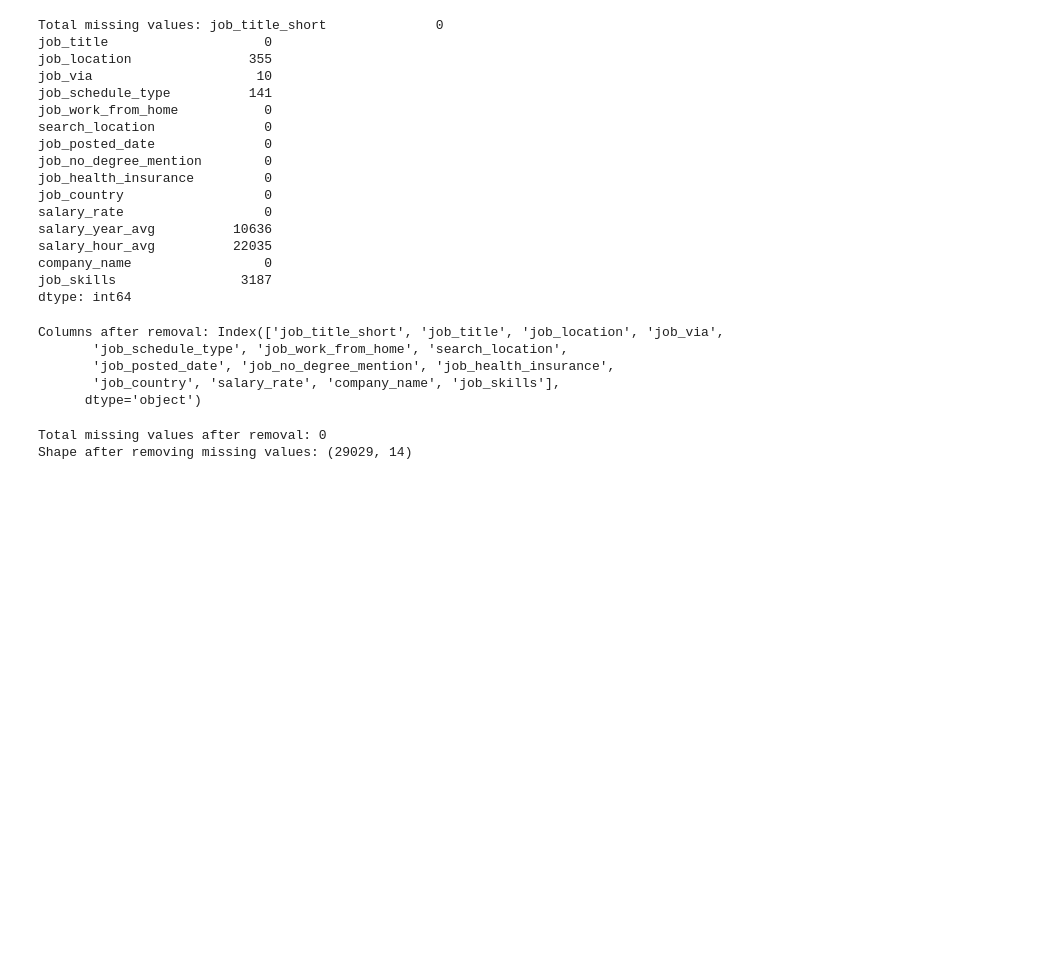
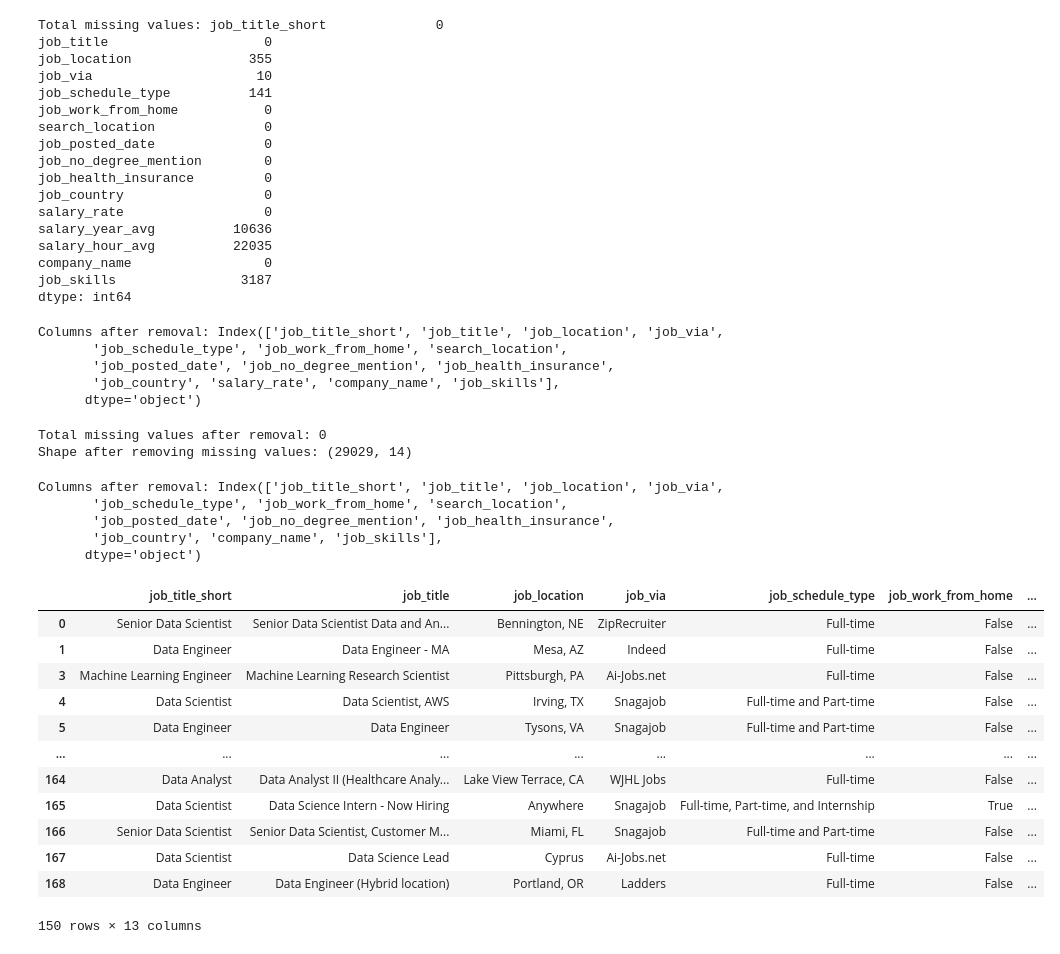
Before and after one commit to Malinda1/data-job-analysis, a Jupyter notebook: data_job_analysis.ipynb, the cells around one changed output. Saved outputs shown, nothing was run; the diff lists cells and outputs as text; code cells hidden in the pictures; blank space fills up the shorter version.

Commit message:
remove the salary_rate column because it don't nessessory.

```diff
--- a/data_job_analysis.ipynb
+++ b/data_job_analysis.ipynb
@@ -270,3 +270,31 @@ print("Shape after removing missing values:", data_cleaned_copy2.shape)
 # %% [output]
 Total missing values after removal: 0
 Shape after removing missing values: (29029, 14)
+# %%
+# Remove the specified columns ('salary_year_avg' and 'salary_hour_avg')
+data_cleaned_copy2 = data_cleaned_copy2.drop(columns=['salary_rate'])
+
+# Verify the columns have been removed
+print("Columns after removal:", data_cleaned_copy2.columns)
+# %% [output]
+Columns after removal: Index(['job_title_short', 'job_title', 'job_location', 'job_via',
+       'job_schedule_type', 'job_work_from_home', 'search_location',
+       'job_posted_date', 'job_no_degree_mention', 'job_health_insurance',
+       'job_country', 'company_name', 'job_skills'],
+      dtype='object')
+# %%
+data_cleaned_copy2.head(150)
+# %% [output]
+|  | job_title_short | job_title | job_location | job_via | job_schedule_type | job_work_from_home | ... |
+| 0 | Senior Data Scientist | Senior Data Scientist Data and An... | Bennington, NE | ZipRecruiter | Full-time | False | ... |
+| 1 | Data Engineer | Data Engineer - MA | Mesa, AZ | Indeed | Full-time | False | ... |
+| 3 | Machine Learning Engineer | Machine Learning Research Scientist | Pittsburgh, PA | Ai-Jobs.net | Full-time | False | ... |
+| 4 | Data Scientist | Data Scientist, AWS | Irving, TX | Snagajob | Full-time and Part-time | False | ... |
+| 5 | Data Engineer | Data Engineer | Tysons, VA | Snagajob | Full-time and Part-time | False | ... |
+| ... | ... | ... | ... | ... | ... | ... | ... |
+| 164 | Data Analyst | Data Analyst II (Healthcare Analy... | Lake View Terrace, CA | WJHL Jobs | Full-time | False | ... |
+| 165 | Data Scientist | Data Science Intern - Now Hiring | Anywhere | Snagajob | Full-time, Part-time, and Internship | True | ... |
+| 166 | Senior Data Scientist | Senior Data Scientist, Customer M... | Miami, FL | Snagajob | Full-time and Part-time | False | ... |
+| 167 | Data Scientist | Data Science Lead | Cyprus | Ai-Jobs.net | Full-time | False | ... |
+| 168 | Data Engineer | Data Engineer (Hybrid location) | Portland, OR | Ladders | Full-time | False | ... |
+150 rows × 13 columns
```
Also changed, not shown: parts of 1 cell of this notebook.
